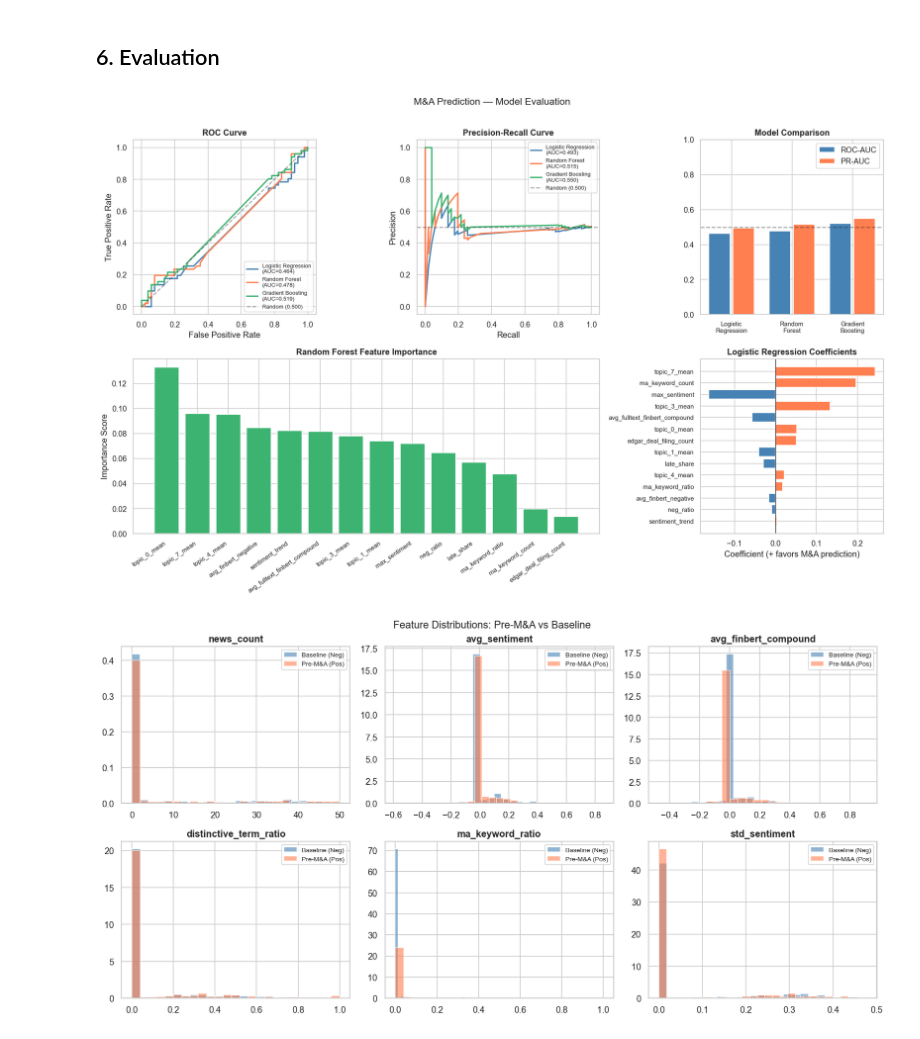
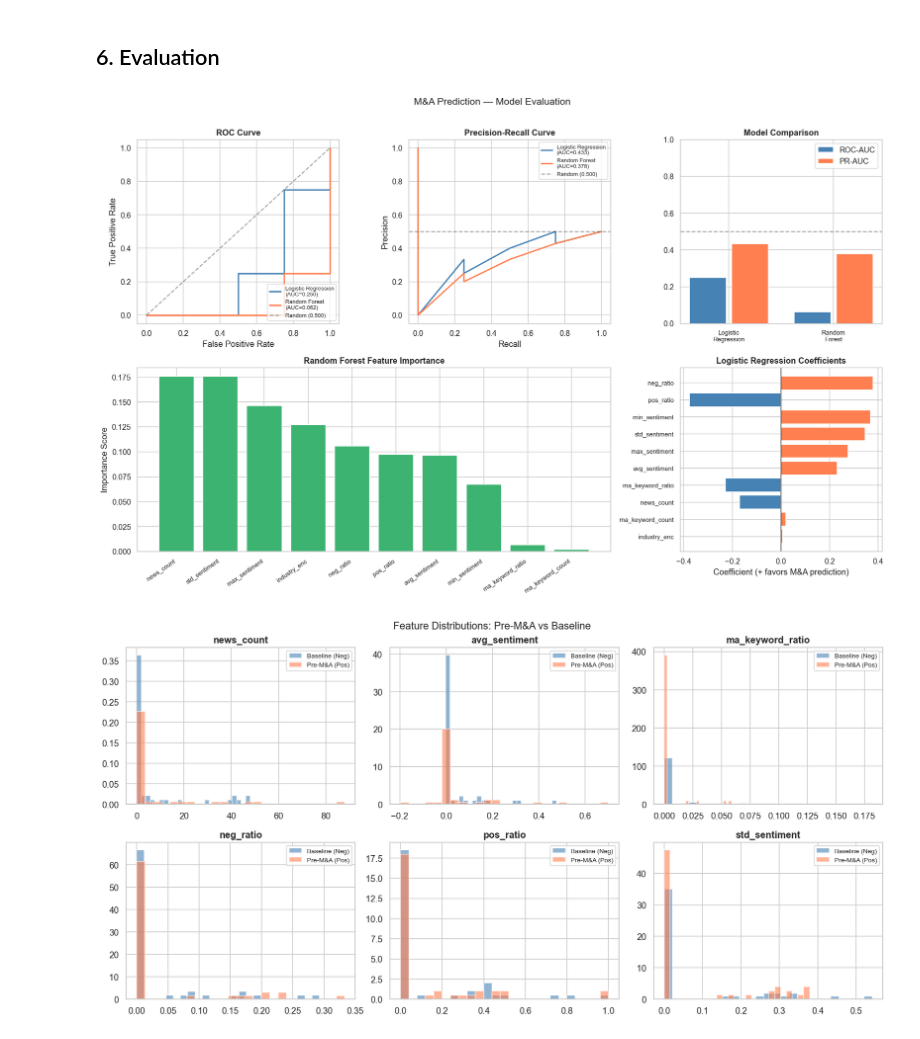
Before and after one commit to cindyfu0312/ucb-jpm-MA-prediction, a Jupyter notebook: code/week2_news_ma_prediction.ipynb, the cells around one changed output. Cells and saved outputs as stored; diff of their text form; code cells hidden in the pictures.

```diff
--- a/code/week2_news_ma_prediction.ipynb
+++ b/code/week2_news_ma_prediction.ipynb
@@ -1060,18 +814,5 @@ Test:  102 rows  (> 2024-11-11)
 Class balance — Train: 50.0% pos  |  Test: 50.0% pos
 # %%
-# ── Feature selection (fit on TRAIN only, no test leakage) ────────────────
-mi = mutual_info_classif(X_train, y_train, random_state=RANDOM_SEED)
-K = min(14, len(ALL_FEATURES))
-top_idx = np.argsort(mi)[::-1][:K]
-SELECTED_FEATURES = [ALL_FEATURES[i] for i in top_idx]
-print(f'Top {K} features by mutual information (computed on train split only):')
-for i in np.argsort(mi)[::-1][:K]:
-    print(f'  {ALL_FEATURES[i]:28s} MI={mi[i]:.4f}')
-
-X_train = train[SELECTED_FEATURES].fillna(0).values
-X_test  = test[SELECTED_FEATURES].fillna(0).values
-ALL_FEATURES = SELECTED_FEATURES  # downstream plotting cells key off this name
-
 scaler = StandardScaler()
 X_tr_s = scaler.fit_transform(X_train)
 X_te_s = scaler.transform(X_test)
@@ -1080,19 +821,13 @@ cv = StratifiedKFold(n_splits=5, shuffle=True, random_state=RANDOM_SEED)
 
 models = {
     'Logistic Regression': (
-        LogisticRegressionCV(Cs=np.logspace(-2, 1, 10), cv=cv, max_iter=2000,
-                              scoring='roc_auc', random_state=RANDOM_SEED),
+        LogisticRegression(C=0.5, max_iter=1000, random_state=RANDOM_SEED),
         X_tr_s, X_te_s
     ),
     'Random Forest': (
-        RandomForestClassifier(n_estimators=300, max_depth=4,
-                               min_samples_leaf=8, class_weight='balanced',
+        RandomForestClassifier(n_estimators=300, max_depth=5,
+                               min_samples_leaf=5, class_weight='balanced',
                                random_state=RANDOM_SEED),
-        X_train, X_test
-    ),
-    'Gradient Boosting': (
-        GradientBoostingClassifier(n_estimators=150, max_depth=2, learning_rate=0.05,
-                                    subsample=0.8, random_state=RANDOM_SEED),
         X_train, X_test
     ),
 }
@@ -1136,7 +863,7 @@ Gradient Boosting
 fig = plt.figure(figsize=(16, 10))
 gs  = gridspec.GridSpec(2, 3, figure=fig)
 
-COLORS = {'Logistic Regression': 'steelblue', 'Random Forest': 'coral', 'Gradient Boosting': 'mediumseagreen'}
+COLORS = {'Logistic Regression': 'steelblue', 'Random Forest': 'coral'}
 
 # ── ROC Curve ──────────────────────────────────────────────────────────────
 ax = fig.add_subplot(gs[0, 0])
@@ -1177,45 +904,41 @@ ax.axhline(0.5, color='k', linestyle='--', alpha=0.4)
 ax.set_title('Model Comparison', fontweight='bold')
 ax.set_xticks(x); ax.set_xticklabels([n.replace(' ', '\n') for n in names], fontsize=9)
 ax.set_ylim(0, 1); ax.legend()
 
 # ── Feature Importance ────────────────────────────────────────────────────
 ax = fig.add_subplot(gs[1, 0:2])
-best_tree_model = max(
-    (n for n in ('Gradient Boosting', 'Random Forest') if n in results),
-    key=lambda n: results[n]['cv_auc']
-)
-tree_mdl = results[best_tree_model]['model']
-imp = tree_mdl.feature_importances_
+rf = results['Random Forest']['model']
+imp = rf.feature_importances_
 idx = np.argsort(imp)[::-1]
 ax.bar(range(len(imp)), imp[idx], color='mediumseagreen', edgecolor='white')
 ax.set_xticks(range(len(imp)))
 ax.set_xticklabels([ALL_FEATURES[i] for i in idx], rotation=35, ha='right', fontsize=9)
-ax.set_title(f'{best_tree_model} Feature Importance', fontweight='bold')
+ax.set_title('Random Forest Feature Importance', fontweight='bold')
 ax.set_ylabel('Importance Score')
 
 # ── LR Coefficients ───────────────────────────────────────────────────────
 ax = fig.add_subplot(gs[1, 2])
 lr = results['Logistic Regression']['model']
 coef = lr.coef_[0]
 cidx = np.argsort(np.abs(coef))[::-1]
 colors_coef = ['coral' if c > 0 else 'steelblue' for c in coef[cidx]]
 ax.barh(range(len(coef)), coef[cidx], color=colors_coef)
 ax.set_yticks(range(len(coef)))
 ax.set_yticklabels([ALL_FEATURES[i] for i in cidx], fontsize=9)
 ax.set_title('Logistic Regression Coefficients', fontweight='bold')
 ax.set_xlabel('Coefficient (+ favors M&A prediction)')
 ax.axvline(0, color='k', linewidth=0.8)
 ax.invert_yaxis()
 
 plt.suptitle('M&A Prediction — Model Evaluation', fontsize=14, y=1.01)
 plt.tight_layout()
 plt.show()
 # %% [output]
-[figure, old version]
+[figure, new version]
 # %%
 # ── Feature distributions: pre-M&A vs baseline ────────────────────────────
-show_feats = ['news_count', 'avg_sentiment', 'avg_finbert_compound',
-              'distinctive_term_ratio', 'ma_keyword_ratio', 'std_sentiment']
+show_feats = ['news_count', 'avg_sentiment', 'ma_keyword_ratio',
+              'neg_ratio',  'pos_ratio',      'std_sentiment']
 
 fig, axes = plt.subplots(2, 3, figsize=(14, 7))
 axes = axes.flatten()
@@ -1232,6 +955,6 @@ plt.tight_layout()
 plt.suptitle('Feature Distributions: Pre-M&A vs Baseline', fontsize=13, y=1.01)
 plt.show()
 # %% [output]
-[figure, old version]
+[figure, new version]
 # %%
 # ── Statistical significance of feature differences ────────────────────────
```
Also changed, not shown: parts of 36 cells of this notebook, 9 other files.
